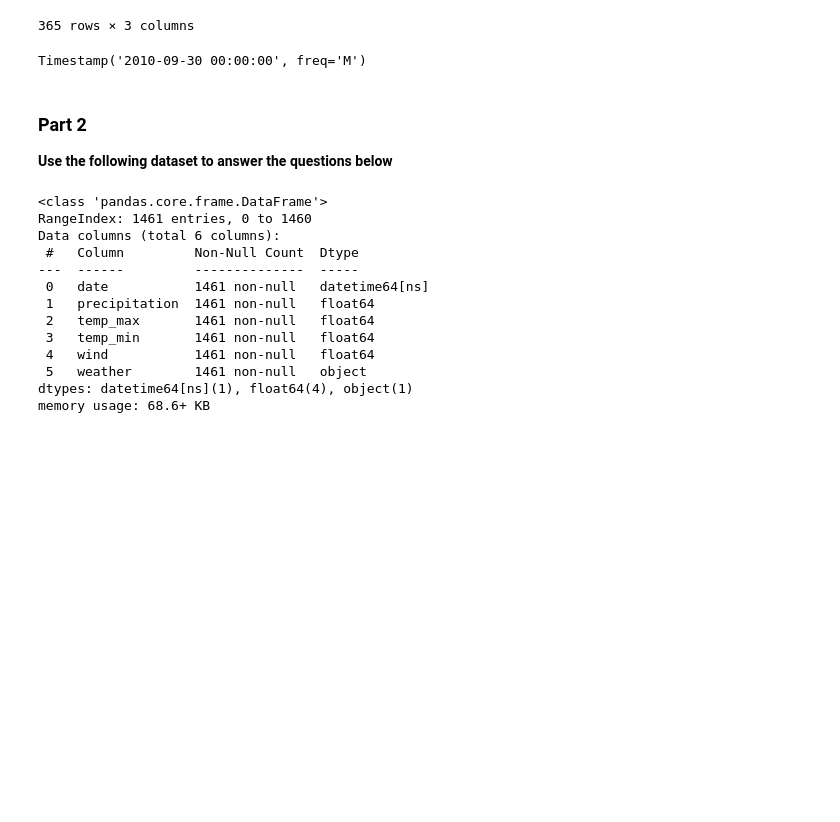
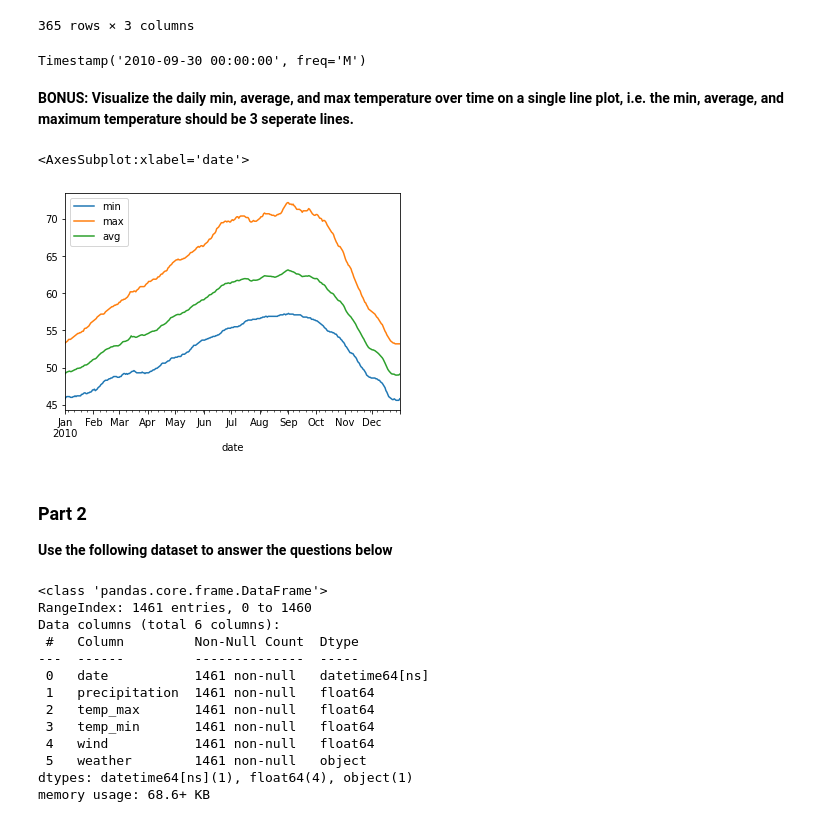
Before and after one commit to johnathon-smith/time-series-exercises, a Jupyter notebook: time_series_data_exercises.ipynb, the cells around one changed output. Drawn from its saved outputs; the diff is of its cells as text; code cells hidden in the pictures; blank space fills up the shorter version.

Commit message:
Completed all required exercises and the first bonus.

```diff
--- a/time_series_data_exercises.ipynb
+++ b/time_series_data_exercises.ipynb
@@ -111,6 +112,15 @@ min_max_temps
 min_max_temps.resample('M').mean().delta.idxmax()
 # %% [output]
 Timestamp('2010-09-30 00:00:00', freq='M')
+# %% [markdown]
+__BONUS: Visualize the daily min, average, and max temperature over time on a single line plot, i.e. the min, average, and maximum temperature should be 3 seperate lines.__
+# %%
+min_max_avg_temps = sf_temps.resample('D').agg(['min', 'max', 'mean']).set_axis(['min', 'max', 'avg'], axis = 1)
+# %%
+min_max_avg_temps.plot()
+# %% [output]
+<AxesSubplot:xlabel='date'>
+[figure, added]
 # %% [markdown]
 ### Part 2
 
```
Also changed, not shown: parts of 12 cells of this notebook.
